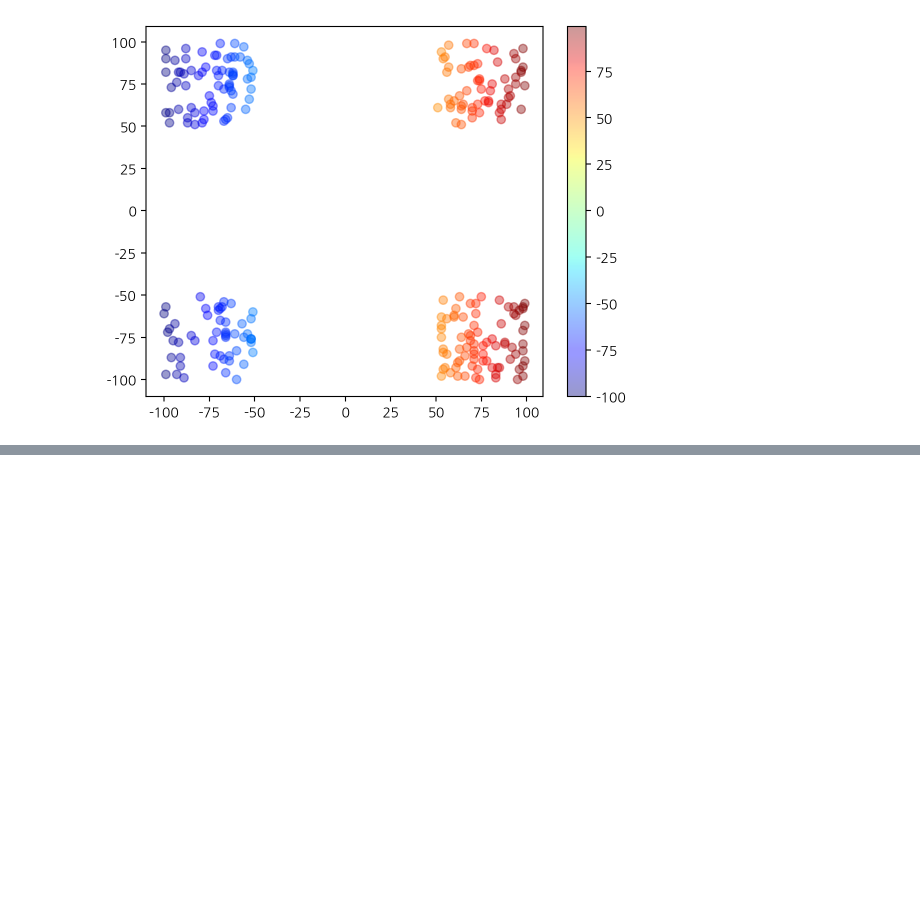
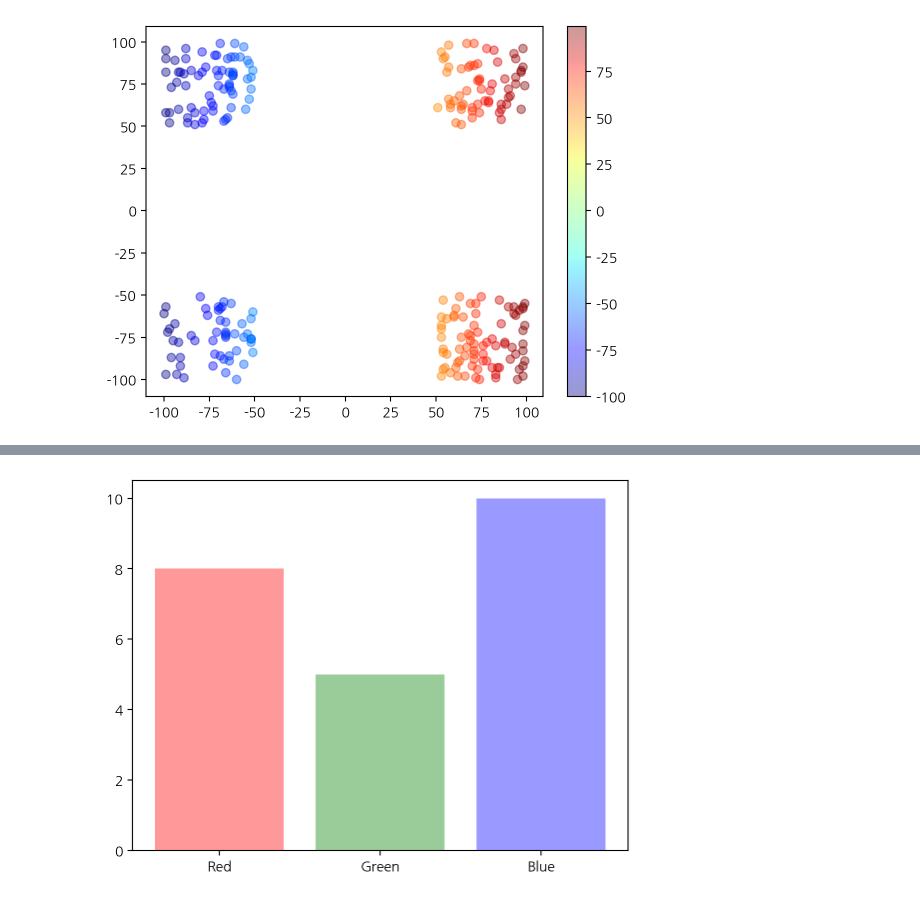
Before and after one commit to yesung05/2024-intro-DA-code, a Jupyter notebook: w07_matplotlib_intro.ipynb, the cells around one changed output, grey strips where cells are left out. Saved outputs shown, nothing was run; the diff lists cells and outputs as text; code cells hidden in the pictures; blank space fills up the shorter version.

```diff
--- a/w07_matplotlib_intro.ipynb
+++ b/w07_matplotlib_intro.ipynb
@@ -157,0 +166,8 @@ plt.show()
+# %%
+import matplotlib.pyplot as plt
+c = ['Red','Green','Blue']
+
+plt.bar(c,[8,5,10],color=c,alpha=.4)
+plt.show()
+# %% [output]
+[figure, added]
```
Also changed, not shown: parts of 11 cells of this notebook.
